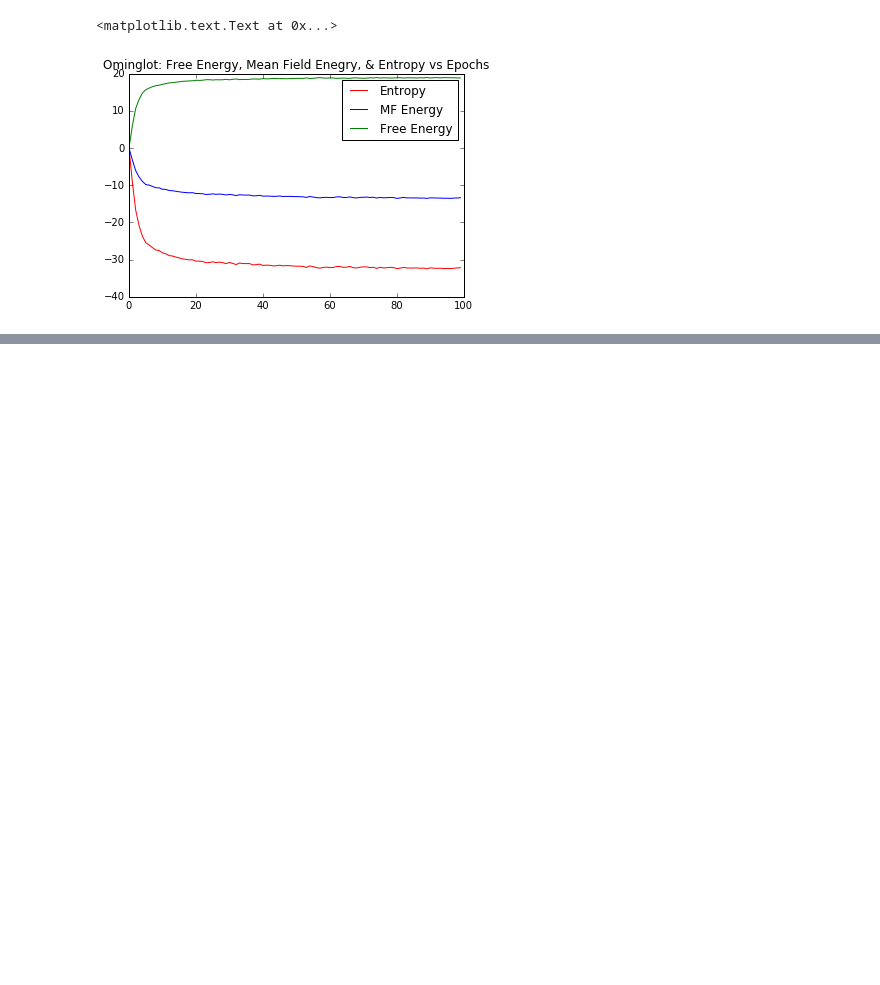
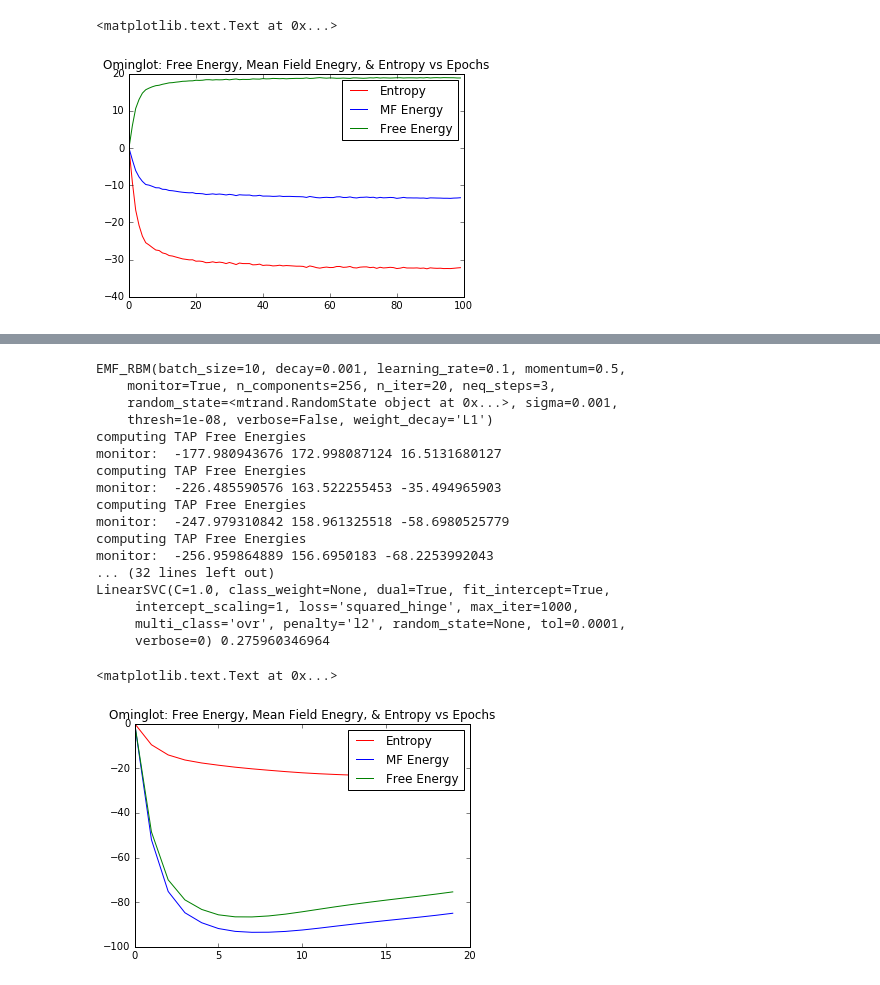
Before and after one commit to charlesmartin14/emf-rbm, a Jupyter notebook: EMF_RBM_Ominglot-20.ipynb, the cells around one changed output, grey strips where cells are left out. Cells and saved outputs as stored; diff of their text form; code cells hidden in the pictures; blank space fills up the shorter version.

```diff
--- a/EMF_RBM_Ominglot-20.ipynb
+++ b/EMF_RBM_Ominglot-20.ipynb
@@ -256,0 +337,39 @@ plt.title("Ominglot: Free Energy, Mean Field Enegry, & Entropy vs Epochs")
+# %%
+rbm = emf_rbm.EMF_RBM(verbose=False, monitor=True, learning_rate=0.1, neq_steps=3, n_iter=20, batch_size=10, decay=0.001, weight_decay='L1')
+print rbm
+rbm= rbm.fit(X_train)
+
+F_train = rbm.transform(X_train)
+F_test = rbm.transform(X_test)
+
+classifier = LinearSVC(C=1.0)
+classifier.fit(F_train, train_y)
+pred_y = classifier.predict(F_test)
+emf_accuracy = accuracy_score(y_pred=pred_y, y_true=test_y)
+print classifier, emf_accuracy
+
+plt.plot(rbm.entropies-rbm.entropies[0], color='red', label='Entropy')
+plt.plot(rbm.mean_field_energies-rbm.mean_field_energies[0], color='blue', label='MF Energy')
+plt.plot(rbm.free_energies-rbm.free_energies[0], color='green', label='Free Energy')
+plt.legend(loc='upper right')
+plt.title("Ominglot: Free Energy, Mean Field Enegry, & Entropy vs Epochs")
+# %% [output]
+EMF_RBM(batch_size=10, decay=0.001, learning_rate=0.1, momentum=0.5,
+    monitor=True, n_components=256, n_iter=20, neq_steps=3,
+    random_state=<mtrand.RandomState object at 0x...>, sigma=0.001,
+    thresh=1e-08, verbose=False, weight_decay='L1')
+computing TAP Free Energies
+monitor:  -177.980943676 172.998087124 16.5131680127
+computing TAP Free Energies
+monitor:  -226.485590576 163.522255453 -35.494965903
+computing TAP Free Energies
+monitor:  -247.979310842 158.961325518 -58.6980525779
+computing TAP Free Energies
+monitor:  -256.959864889 156.6950183 -68.2253992043
+... (32 lines left out)
+LinearSVC(C=1.0, class_weight=None, dual=True, fit_intercept=True,
+     intercept_scaling=1, loss='squared_hinge', max_iter=1000,
+     multi_class='ovr', penalty='l2', random_state=None, tol=0.0001,
+     verbose=0) 0.275960346964
+<matplotlib.text.Text at 0x...>
+[figure, added]
```
Also changed, not shown: parts of 4 cells of this notebook, 2 other files.
